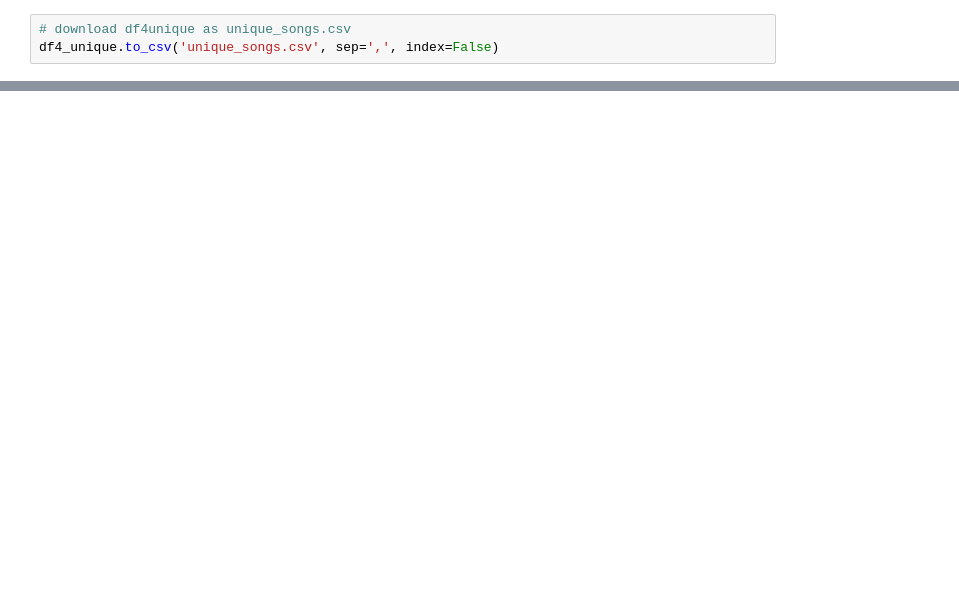
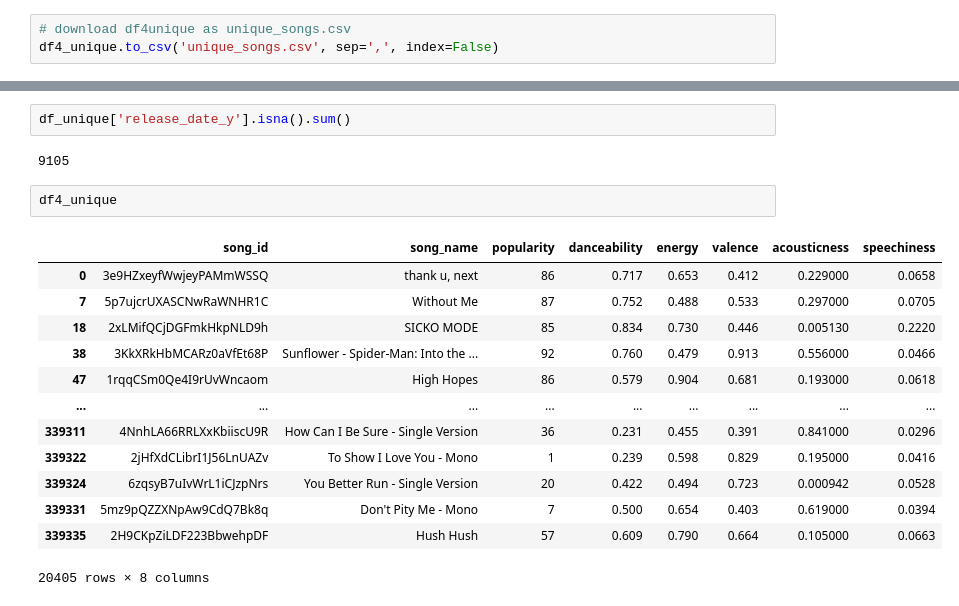
Before and after one commit to andr3w6826/hitformula.fm, a Jupyter notebook: andrew.ipynb, the cells around one changed output, grey strips where cells are left out. Cells and saved outputs as stored; diff of their text form; blank space fills up the shorter version.

```diff
--- a/andrew.ipynb
+++ b/andrew.ipynb
@@ -132,0 +180,20 @@ df4_unique.to_csv('unique_songs.csv', sep=',', index=False)
+# %%
+df_unique['release_date_y'].isna().sum()
+# %% [output]
+9105
+# %%
+df4_unique
+# %% [output]
+|  | song_id | song_name | popularity | danceability | energy | valence | acousticness | speechiness |
+| 0 | 3e9HZxeyfWwjeyPAMmWSSQ | thank u, next | 86 | 0.717 | 0.653 | 0.412 | 0.229000 | 0.0658 |
+| 7 | 5p7ujcrUXASCNwRaWNHR1C | Without Me | 87 | 0.752 | 0.488 | 0.533 | 0.297000 | 0.0705 |
+| 18 | 2xLMifQCjDGFmkHkpNLD9h | SICKO MODE | 85 | 0.834 | 0.730 | 0.446 | 0.005130 | 0.2220 |
+| 38 | 3KkXRkHbMCARz0aVfEt68P | Sunflower - Spider-Man: Into the ... | 92 | 0.760 | 0.479 | 0.913 | 0.556000 | 0.0466 |
+| 47 | 1rqqCSm0Qe4I9rUvWncaom | High Hopes | 86 | 0.579 | 0.904 | 0.681 | 0.193000 | 0.0618 |
+| ... | ... | ... | ... | ... | ... | ... | ... | ... |
+| 339311 | 4NnhLA66RRLXxKbiiscU9R | How Can I Be Sure - Single Version | 36 | 0.231 | 0.455 | 0.391 | 0.841000 | 0.0296 |
+| 339322 | 2jHfXdCLibrI1J56LnUAZv | To Show I Love You - Mono | 1 | 0.239 | 0.598 | 0.829 | 0.195000 | 0.0416 |
+| 339324 | 6zqsyB7uIvWrL1iCJzpNrs | You Better Run - Single Version | 20 | 0.422 | 0.494 | 0.723 | 0.000942 | 0.0528 |
+| 339331 | 5mz9pQZZXNpAw9CdQ7Bk8q | Don't Pity Me - Mono | 7 | 0.500 | 0.654 | 0.403 | 0.619000 | 0.0394 |
+| 339335 | 2H9CKpZiLDF223BbwehpDF | Hush Hush | 57 | 0.609 | 0.790 | 0.664 | 0.105000 | 0.0663 |
+20405 rows × 8 columns
```
Also changed, not shown: parts of 9 cells of this notebook, 4 other files.
